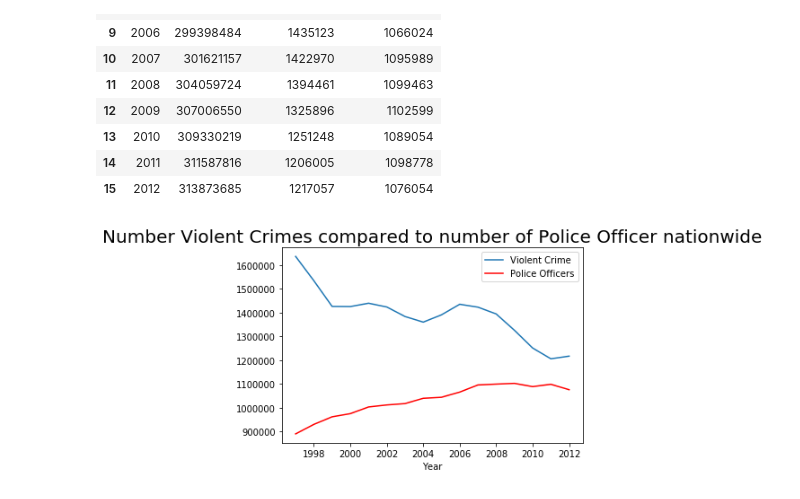
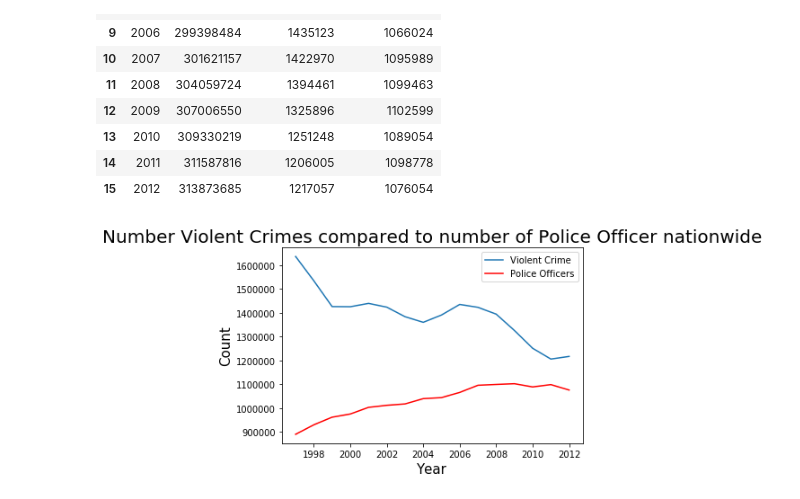
Before and after one commit to summonholmes/crime, a Jupyter notebook: yearlycrime.ipynb, the cells around one changed output. Cells and saved outputs as stored; diff of their text form; code cells hidden in the pictures.

```diff
--- a/yearlycrime.ipynb
+++ b/yearlycrime.ipynb
@@ -283,16 +284,18 @@ df
 # %%
 # this is where I compare the number of violent crimes and number of police officers a different way.
 
 # gca stands for 'get current axis'.   this is used so I can put two lines of data on one graph
 
 ax = plt.gca()
+ax.set_xlabel("Year", fontsize=15)
+ax.set_ylabel("Count", fontsize=15)
 
 
 df.plot(kind='line',x='Year',y='Violent Crime',ax=ax)
 df.plot(kind='line',x='Year',y='Police Officers', color='red', ax=ax)
 plt.title("Number Violent Crimes compared to number of Police Officer nationwide", fontsize = 20)
 
 
 plt.show()
 # %% [output]
-[figure, old version]
+[figure, new version]
```
Also changed, not shown: parts of 1 cell of this notebook.
